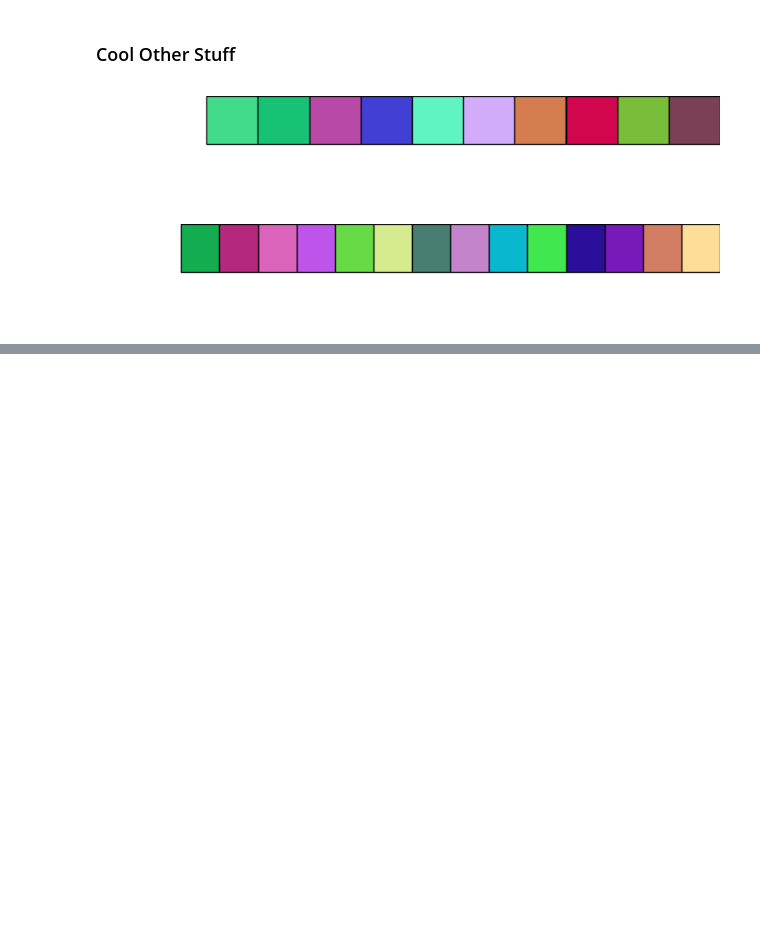
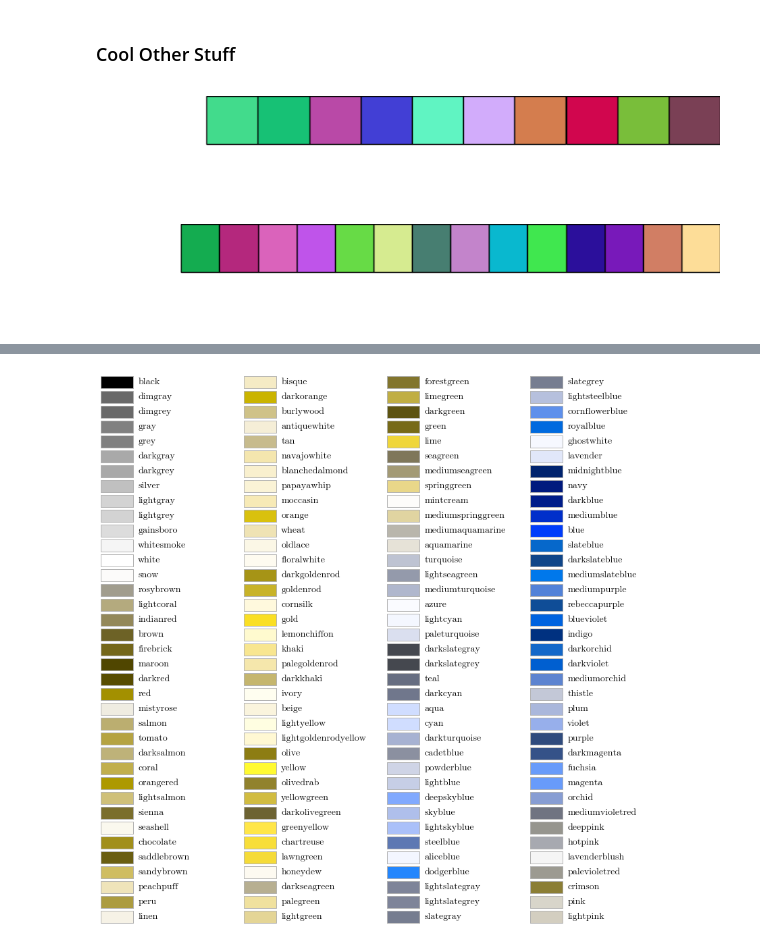
Before and after one commit to elkogerville/VisualAstro, a Jupyter notebook: examples/color_guide.ipynb, the cells around one changed output, grey strips where cells are left out. Cells and saved outputs as stored; diff of their text form; code cells hidden in the pictures; blank space fills up the shorter version.

```diff
--- a/examples/color_guide.ipynb
+++ b/examples/color_guide.ipynb
@@ -163,0 +177,4 @@ va.help.color(va.get_colors('random'))
+# %%
+va.help.named_colors(cvd_type='d')
+# %% [output]
+[figure, added]
```
Also changed, not shown: parts of 5 cells of this notebook.
